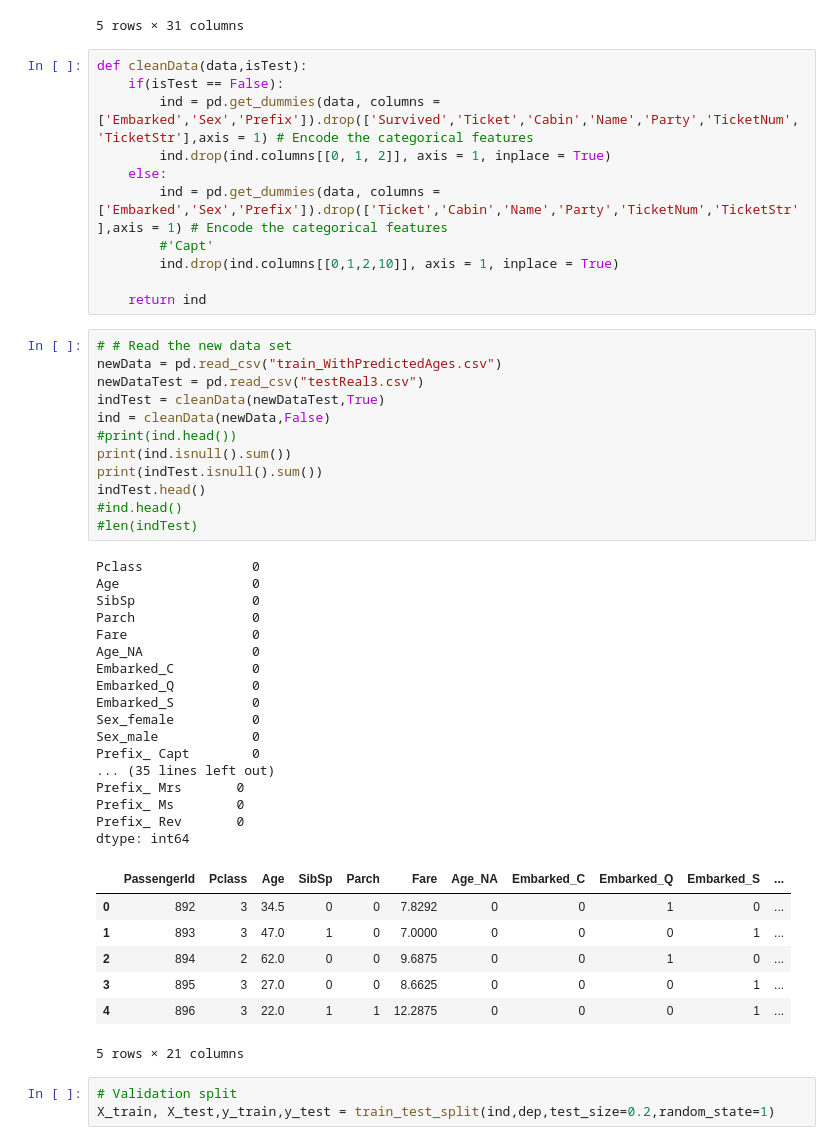
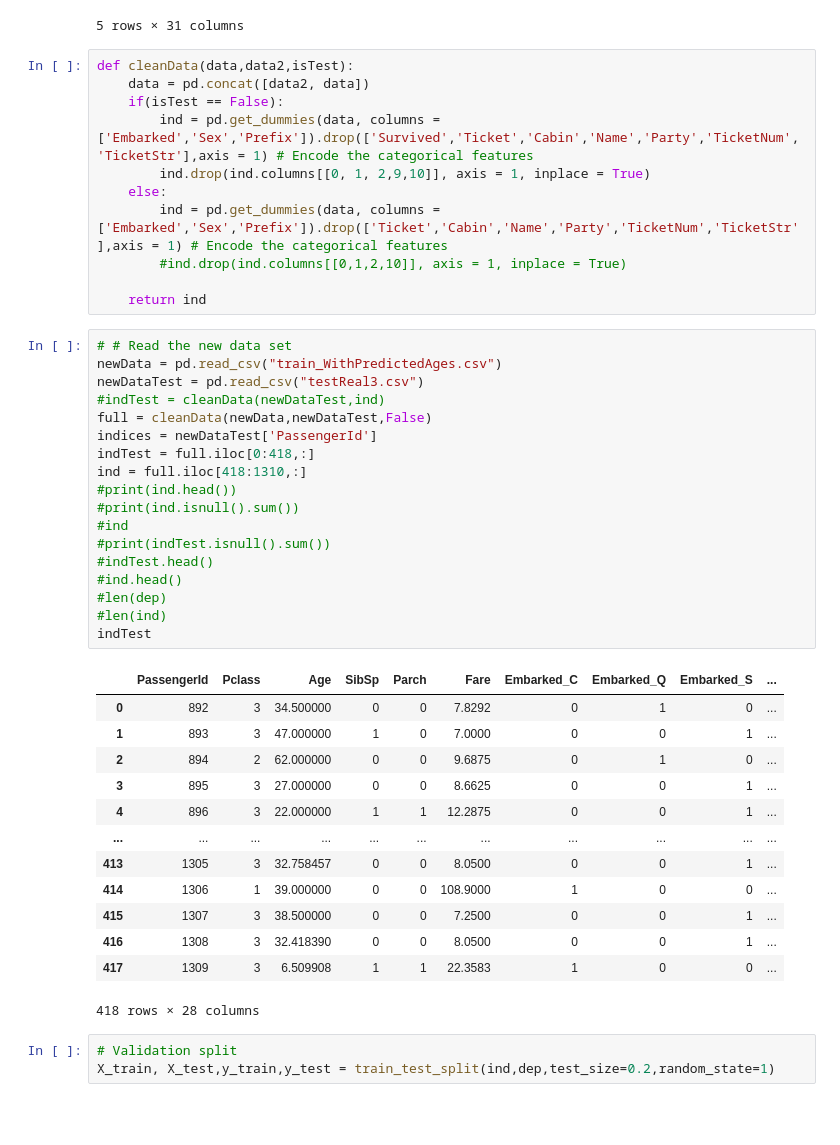
Before and after one commit to DanielCaoSilva/Surviving-The-Titanic, a Jupyter notebook: TitanicClassifierDesktop.ipynb, the cells around one changed output. Saved outputs shown, nothing was run; the diff lists cells and outputs as text; blank space fills up the shorter version.

```diff
--- a/TitanicClassifierDesktop.ipynb
+++ b/TitanicClassifierDesktop.ipynb
@@ -133,53 +134,48 @@ dtype: int64
 | 4 | 5 | 35.0 | 0.0 | 0.0 | 8.0500 | 0 | 0 | 1 | 0 | ... |
 5 rows × 31 columns
 # %%
-def cleanData(data,isTest):
+def cleanData(data,data2,isTest):
+    data = pd.concat([data2, data])
     if(isTest == False):
         ind = pd.get_dummies(data, columns = ['Embarked','Sex','Prefix']).drop(['Survived','Ticket','Cabin','Name','Party','TicketNum','TicketStr'],axis = 1) # Encode the categorical features
-        ind.drop(ind.columns[[0, 1, 2]], axis = 1, inplace = True)
+        ind.drop(ind.columns[[0, 1, 2,9,10]], axis = 1, inplace = True)
     else:
         ind = pd.get_dummies(data, columns = ['Embarked','Sex','Prefix']).drop(['Ticket','Cabin','Name','Party','TicketNum','TicketStr'],axis = 1) # Encode the categorical features
-        #'Capt'
-        ind.drop(ind.columns[[0,1,2,10]], axis = 1, inplace = True)
+        #ind.drop(ind.columns[[0,1,2,10]], axis = 1, inplace = True)
 
     return ind
 # %%
 # # Read the new data set
 newData = pd.read_csv("train_WithPredictedAges.csv")
 newDataTest = pd.read_csv("testReal3.csv")
-indTest = cleanData(newDataTest,True)
-ind = cleanData(newData,False)
+#indTest = cleanData(newDataTest,ind)
+full = cleanData(newData,newDataTest,False)
+indices = newDataTest['PassengerId']
+indTest = full.iloc[0:418,:]
+ind = full.iloc[418:1310,:]
 #print(ind.head())
-print(ind.isnull().sum())
-print(indTest.isnull().sum())
-indTest.head()
+#print(ind.isnull().sum())
+#ind
+#print(indTest.isnull().sum())
+#indTest.head()
 #ind.head()
-#len(indTest)
+#len(dep)
+#len(ind)
+indTest
 # %% [output]
+|  | PassengerId | Pclass | Age | SibSp | Parch | Fare | Embarked_C | Embarked_Q | Embarked_S | ... |
+| 0 | 892 | 3 | 34.500000 | 0 | 0 | 7.8292 | 0 | 1 | 0 | ... |
+| 1 | 893 | 3 | 47.000000 | 1 | 0 | 7.0000 | 0 | 0 | 1 | ... |
+| 2 | 894 | 2 | 62.000000 | 0 | 0 | 9.6875 | 0 | 1 | 0 | ... |
+| 3 | 895 | 3 | 27.000000 | 0 | 0 | 8.6625 | 0 | 0 | 1 | ... |
+| 4 | 896 | 3 | 22.000000 | 1 | 1 | 12.2875 | 0 | 0 | 1 | ... |
+| ... | ... | ... | ... | ... | ... | ... | ... | ... | ... | ... |
+| 413 | 1305 | 3 | 32.758457 | 0 | 0 | 8.0500 | 0 | 0 | 1 | ... |
+| 414 | 1306 | 1 | 39.000000 | 0 | 0 | 108.9000 | 1 | 0 | 0 | ... |
+| 415 | 1307 | 3 | 38.500000 | 0 | 0 | 7.2500 | 0 | 0 | 1 | ... |
+| 416 | 1308 | 3 | 32.418390 | 0 | 0 | 8.0500 | 0 | 0 | 1 | ... |
+| 417 | 1309 | 3 | 6.509908 | 1 | 1 | 22.3583 | 1 | 0 | 0 | ... |
-Pclass              0
-Age                 0
-SibSp               0
-Parch               0
-Fare                0
-Age_NA              0
-Embarked_C          0
-Embarked_Q          0
-Embarked_S          0
-Sex_female          0
-Sex_male            0
-Prefix_ Capt        0
-... (35 lines left out)
-Prefix_ Mrs       0
-Prefix_ Ms        0
-Prefix_ Rev       0
-dtype: int64
+418 rows × 28 columns
-|  | PassengerId | Pclass | Age | SibSp | Parch | Fare | Age_NA | Embarked_C | Embarked_Q | Embarked_S | ... |
-| 0 | 892 | 3 | 34.5 | 0 | 0 | 7.8292 | 0 | 0 | 1 | 0 | ... |
-| 1 | 893 | 3 | 47.0 | 1 | 0 | 7.0000 | 0 | 0 | 0 | 1 | ... |
-| 2 | 894 | 2 | 62.0 | 0 | 0 | 9.6875 | 0 | 0 | 1 | 0 | ... |
-| 3 | 895 | 3 | 27.0 | 0 | 0 | 8.6625 | 0 | 0 | 0 | 1 | ... |
-| 4 | 896 | 3 | 22.0 | 1 | 1 | 12.2875 | 0 | 0 | 0 | 1 | ... |
-5 rows × 21 columns
 # %%
 # Validation split
 X_train, X_test,y_train,y_test = train_test_split(ind,dep,test_size=0.2,random_state=1)
```
Also changed, not shown: parts of 9 cells of this notebook.
